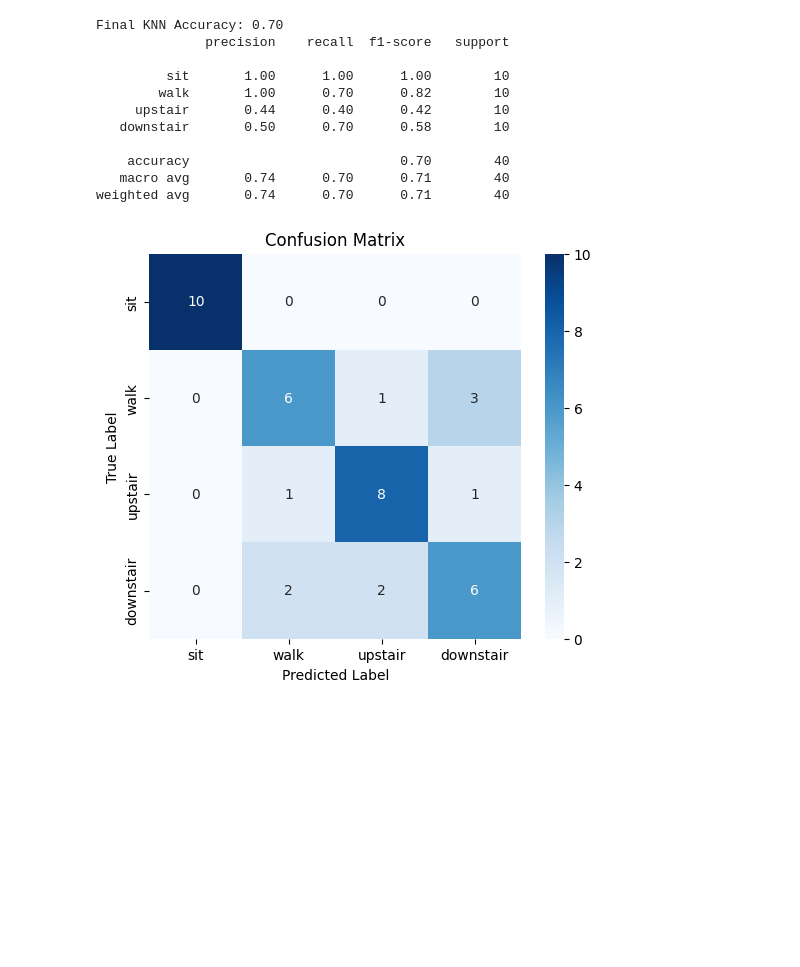
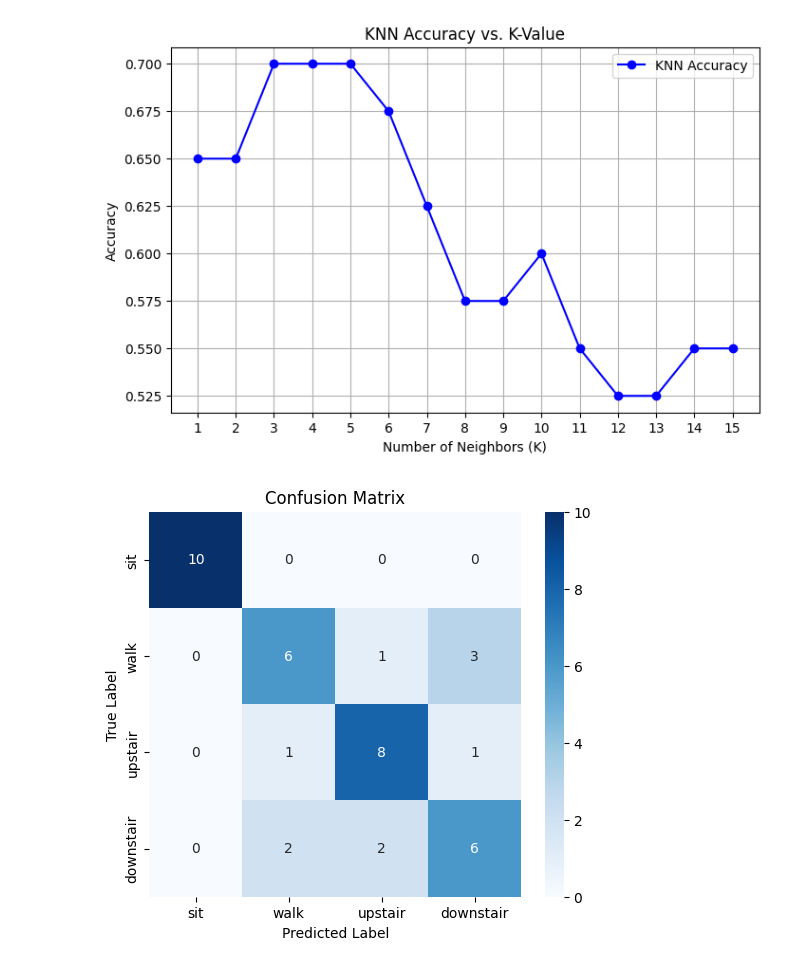
Before and after one commit to yuanhengm17/mgh-research-classification, a Jupyter notebook: KNN.ipynb, the cells around one changed output. Saved outputs shown, nothing was run; the diff lists cells and outputs as text; code cells hidden in the pictures; blank space fills up the shorter version.

```diff
--- a/KNN.ipynb
+++ b/KNN.ipynb
@@ -138,41 +107,16 @@ Best metric: euclidean, KNN Accuracy: 0.70
 # %%
-import matplotlib.pyplot as plt
-from sklearn.neighbors import KNeighborsClassifier
-from sklearn.metrics import accuracy_score
-
-# Define range of K values to test
-k_values = list(range(1, 16))  # K from 1 to 15
-accuracies = []
-
-# Loop through different K values and store accuracy
-for k in k_values:
-    knn = KNeighborsClassifier(n_neighbors=k, metric='manhattan', weights='distance')
-    knn.fit(X_train, y_train)
-    accuracy = accuracy_score(y_test, knn.predict(X_test))
-    accuracies.append(accuracy)
-
-# Now, plot the results
+# Plot the results
 plt.figure(figsize=(8, 5))
 plt.plot(k_values, accuracies, marker='o', linestyle='-', color='b', label="KNN Accuracy")
 plt.xlabel("Number of Neighbors (K)")
 plt.ylabel("Accuracy")
 plt.title("KNN Accuracy vs. K-Value")
 plt.xticks(k_values)
 plt.grid(True)
 plt.legend()
 plt.show()
 # %% [output]
-Final KNN Accuracy: 0.70
-              precision    recall  f1-score   support
-
-         sit       1.00      1.00      1.00        10
-        walk       1.00      0.70      0.82        10
-     upstair       0.44      0.40      0.42        10
-   downstair       0.50      0.70      0.58        10
-
-    accuracy                           0.70        40
-   macro avg       0.74      0.70      0.71        40
-weighted avg       0.74      0.70      0.71        40
+[figure, added]
 # %%
 import seaborn as sns
 from sklearn.metrics import confusion_matrix
```
Also changed, not shown: parts of 6 cells of this notebook.
